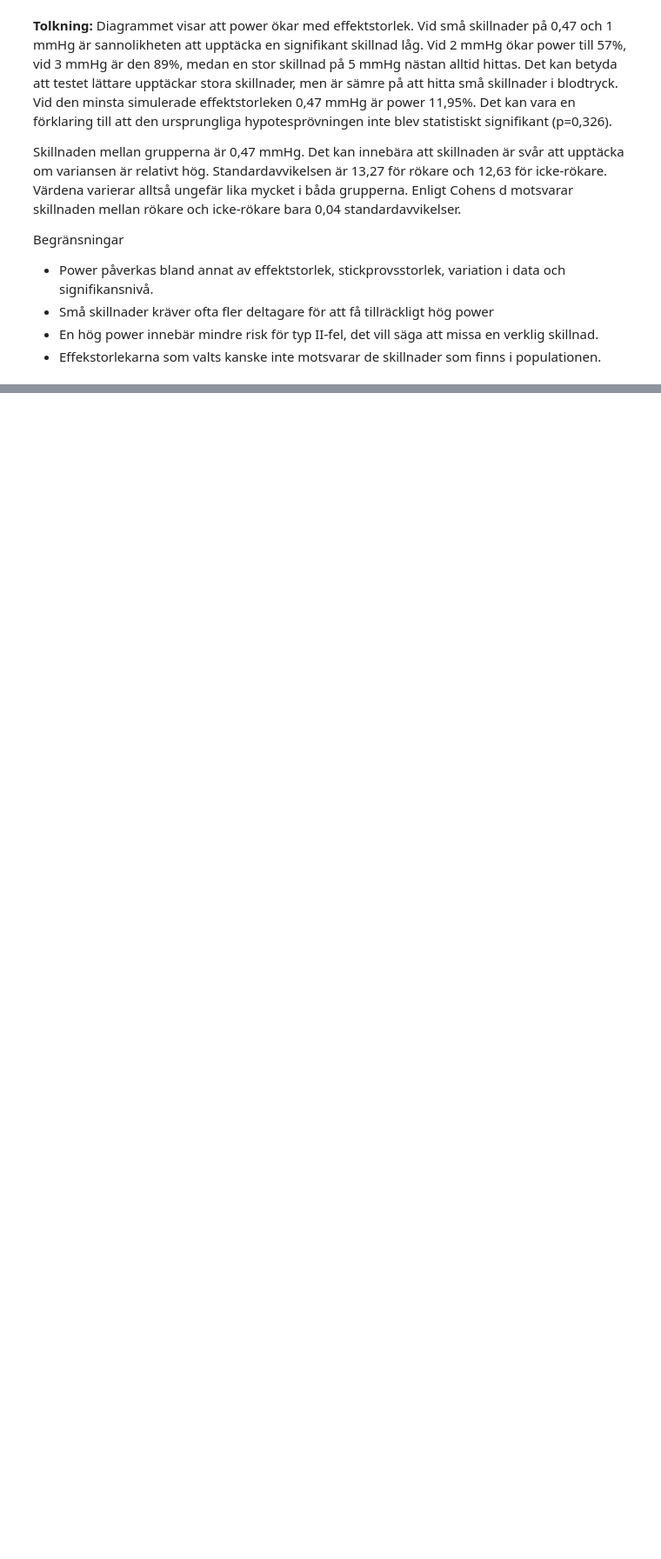
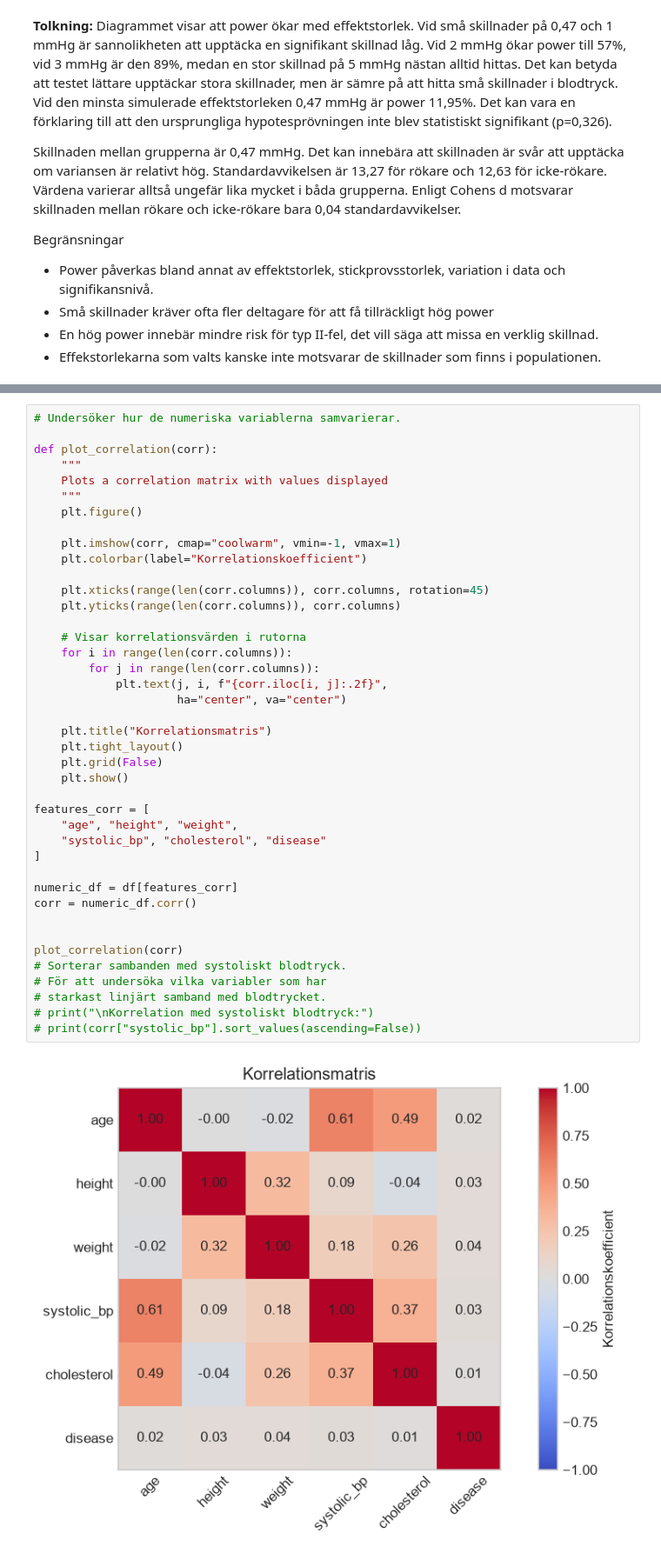
Before and after one commit to kape-code/health-study, a Jupyter notebook: report.ipynb, the cells around one changed output, grey strips where cells are left out. Shown at 87% size. Cells and saved outputs as stored; diff of their text form; blank space fills up the shorter version.

```diff
--- a/report.ipynb
+++ b/report.ipynb
@@ -982,0 +1001,43 @@ Begränsningar
+# %%
+# Undersöker hur de numeriska variablerna samvarierar.
+
+def plot_correlation(corr):
+    """
+    Plots a correlation matrix with values displayed
+    """
+    plt.figure()
+
+    plt.imshow(corr, cmap="coolwarm", vmin=-1, vmax=1)
+    plt.colorbar(label="Korrelationskoefficient")
+
+    plt.xticks(range(len(corr.columns)), corr.columns, rotation=45)
+    plt.yticks(range(len(corr.columns)), corr.columns)
+
+    # Visar korrelationsvärden i rutorna
+    for i in range(len(corr.columns)):
+        for j in range(len(corr.columns)):
+            plt.text(j, i, f"{corr.iloc[i, j]:.2f}",
+                     ha="center", va="center")
+
+    plt.title("Korrelationsmatris")
+    plt.tight_layout()
+    plt.grid(False)
+    plt.show()
+
+features_corr = [
+    "age", "height", "weight",
+    "systolic_bp", "cholesterol", "disease"
+]
+
+numeric_df = df[features_corr]
+corr = numeric_df.corr()
+
+
+plot_correlation(corr)
+# Sorterar sambanden med systoliskt blodtryck.
+# För att undersöka vilka variabler som har
+# starkast linjärt samband med blodtrycket.
+# print("\nKorrelation med systoliskt blodtryck:")
+# print(corr["systolic_bp"].sort_values(ascending=False))
+# %% [output]
+[figure, added]
```
Also changed, not shown: parts of 35 cells of this notebook, 2 other files.
